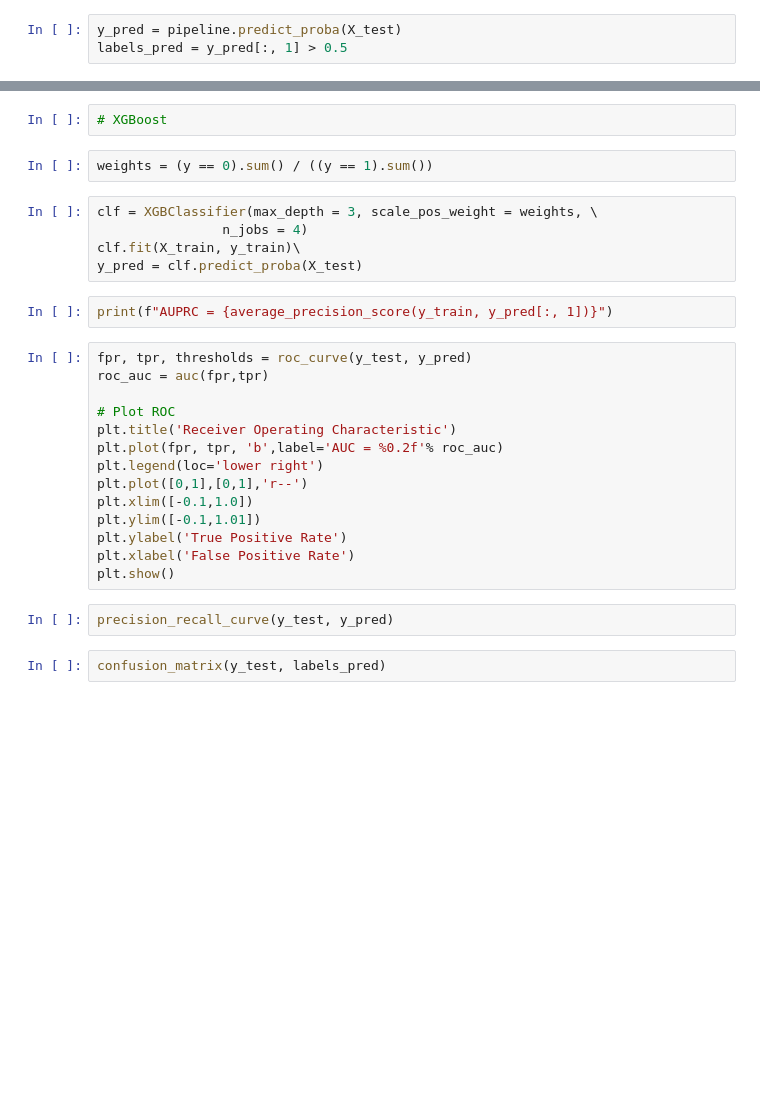
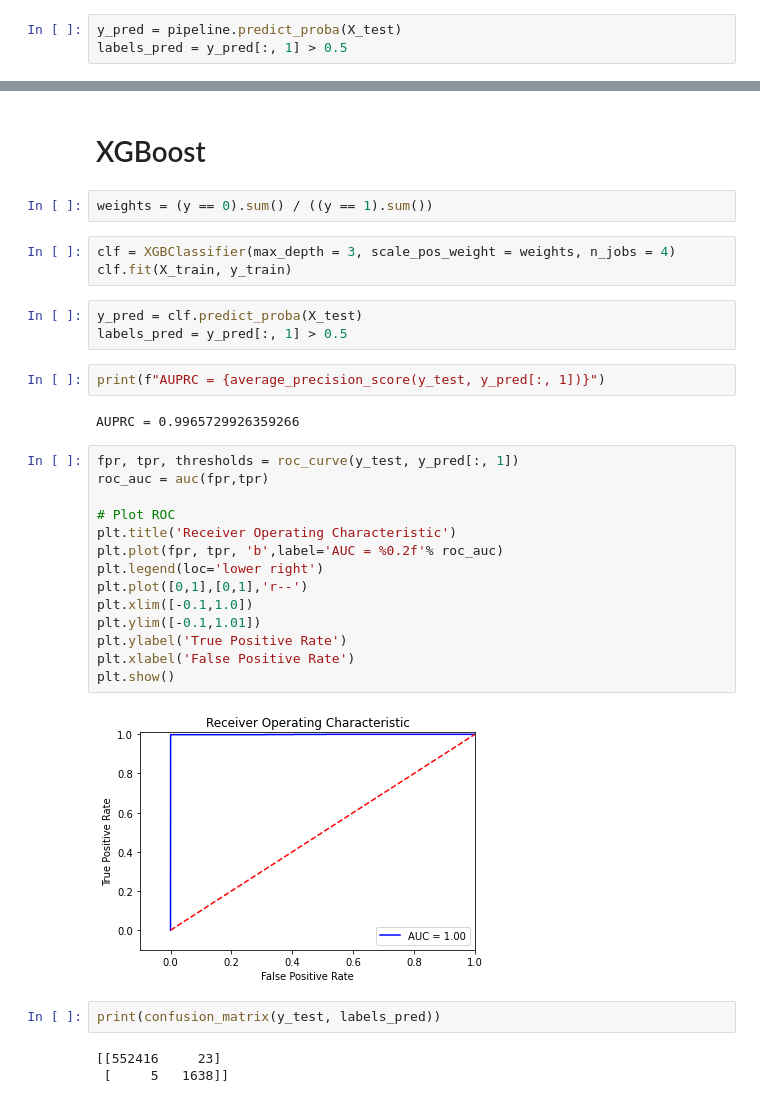
Before and after one commit to Nicolas-Bisoffi/qonto-skill-test, a Jupyter notebook: notebooks/modeling.ipynb, the cells around one changed output, grey strips where cells are left out. Cells and saved outputs as stored; diff of their text form; blank space fills up the shorter version.

```diff
--- a/notebooks/modeling.ipynb
+++ b/notebooks/modeling.ipynb
@@ -79,30 +110,36 @@ classification_report(y_test, labels_pred)
-# %%
-# XGBoost
+# %% [markdown]
+# XGBoost
 # %%
 weights = (y == 0).sum() / ((y == 1).sum())
 # %%
-clf = XGBClassifier(max_depth = 3, scale_pos_weight = weights, \
-                n_jobs = 4)
-clf.fit(X_train, y_train)\
-y_pred = clf.predict_proba(X_test)
+clf = XGBClassifier(max_depth = 3, scale_pos_weight = weights, n_jobs = 4)
+clf.fit(X_train, y_train)
+# %%
+y_pred = clf.predict_proba(X_test)
+labels_pred = y_pred[:, 1] > 0.5
 # %%
-print(f"AUPRC = {average_precision_score(y_train, y_pred[:, 1])}")
+print(f"AUPRC = {average_precision_score(y_test, y_pred[:, 1])}")
+# %% [output]
+AUPRC = 0.9965729926359266
 # %%
-fpr, tpr, thresholds = roc_curve(y_test, y_pred)
+fpr, tpr, thresholds = roc_curve(y_test, y_pred[:, 1])
 roc_auc = auc(fpr,tpr)
 
 # Plot ROC
 plt.title('Receiver Operating Characteristic')
 plt.plot(fpr, tpr, 'b',label='AUC = %0.2f'% roc_auc)
 plt.legend(loc='lower right')
 plt.plot([0,1],[0,1],'r--')
 plt.xlim([-0.1,1.0])
 plt.ylim([-0.1,1.01])
 plt.ylabel('True Positive Rate')
 plt.xlabel('False Positive Rate')
 plt.show()
+# %% [output]
+[figure, added]
-# %%
-precision_recall_curve(y_test, y_pred)
 # %%
-confusion_matrix(y_test, labels_pred)
+print(confusion_matrix(y_test, labels_pred))
+# %% [output]
+[[552416     23]
+ [     5   1638]]
 # %%
```
Also changed, not shown: parts of 17 cells of this notebook, 1 other file.
